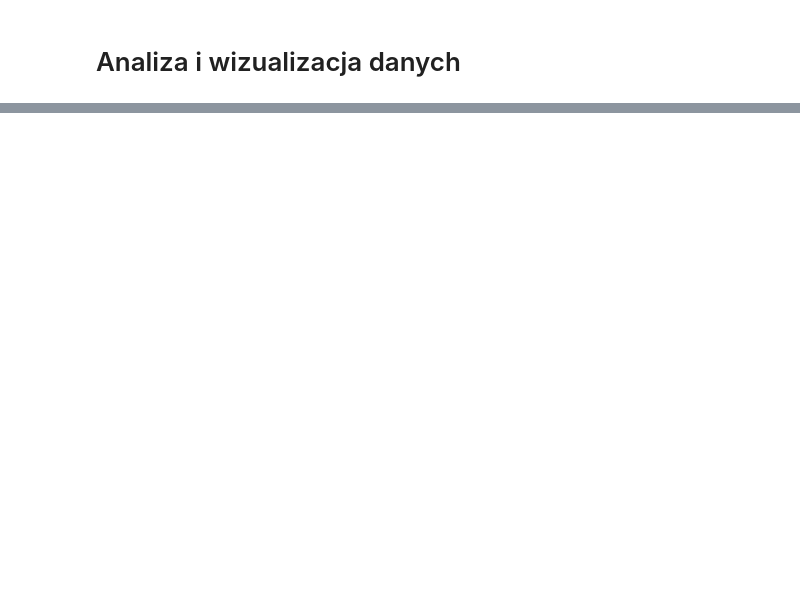
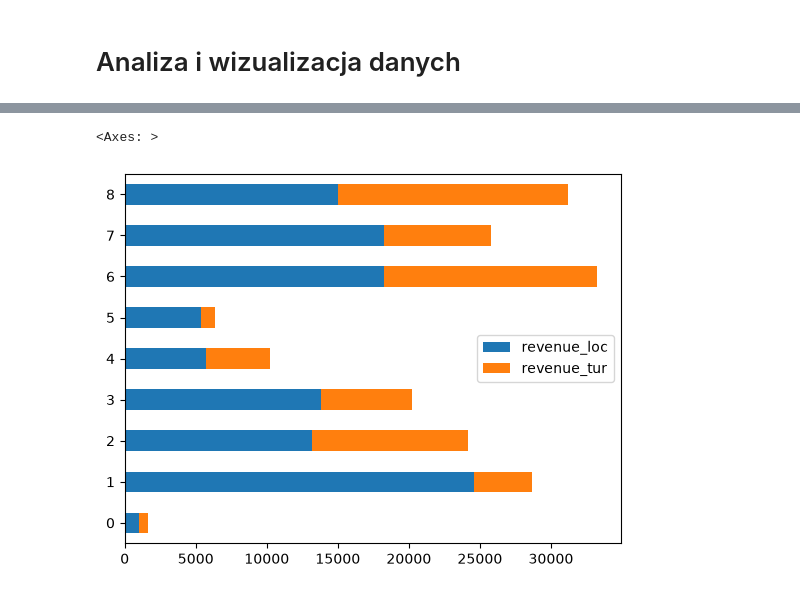
Before and after one commit to TetianaBolyukh/DataVizualization, a Jupyter notebook: 01-bar.ipynb, the cells around one changed output, grey strips where cells are left out. Saved outputs shown, nothing was run; the diff lists cells and outputs as text; code cells hidden in the pictures; blank space fills up the shorter version.

```diff
--- a/01-bar.ipynb
+++ b/01-bar.ipynb
@@ -56,7 +56,7 @@ catalog
 Generowanie popytu lokalnego i turystycznego na podstawie danych bazowych, z losowym szumem (multiplikatywnym) i opcjonalnymi boostami (%)
 # %%
 def determine_demand(catalog, rng, variance=0.15, boost_loc=0.0, boost_tur=0.0):
-    df = catalog[["category", "demand_loc)base", "demand_tur_base"]].copy()
+    df = catalog[["category", "demand_loc_base", "demand_tur_base"]].copy()
     eps_loc = np.clip(rng.normal(loc=1.0, scale=variance, size=len(df)), 0.5, 1.8)
     eps_tur = np.clip(rng.normal(loc=1.0, scale=variance, size=len(df)), 0.5, 1.8)
     df["demand_loc"] = (df["demand_loc_base"] * (1 + boost_loc)) * eps_loc
@@ -70,7 +70,7 @@ def count_revenue(catalog, determine_df):
     df["revenue_loc"] = df["demand_loc"] * df["price_pln_base"]
     df["revenue_tur"] = df["demand_tur"] * df["price_pln_base"]
     df["revenue_pln"] = df["revenue_loc"] + df["revenue_tur"]
-    return df[["category", "demand_loc", "demand_tur", "revenur_pln"]]
+    return df[["category", "revenue_loc", "revenue_tur", "revenue_pln"]]
 # %%
 def generate_weekly_data(catalog, rng, variance=0.15, boost_loc=0.0, boost_tur=0.0):
     demand_df = determine_demand(catalog, rng, variance=variance, boost_loc=boost_loc, boost_tur=boost_tur)
@@ -99,3 +114,6 @@ t1[["revenue_loc", "revenue_tur"]].plot.bar()
 # %%
-t1[["revenue_loc", "revenue_tur"]].plot.barh(stacked=True, horizontal=True)
+t1[["revenue_loc", "revenue_tur"]].plot.barh(stacked=True)
+# %% [output]
+<Axes: >
+[figure, added]
 # %%
```
Also changed, not shown: parts of 28 cells of this notebook.
